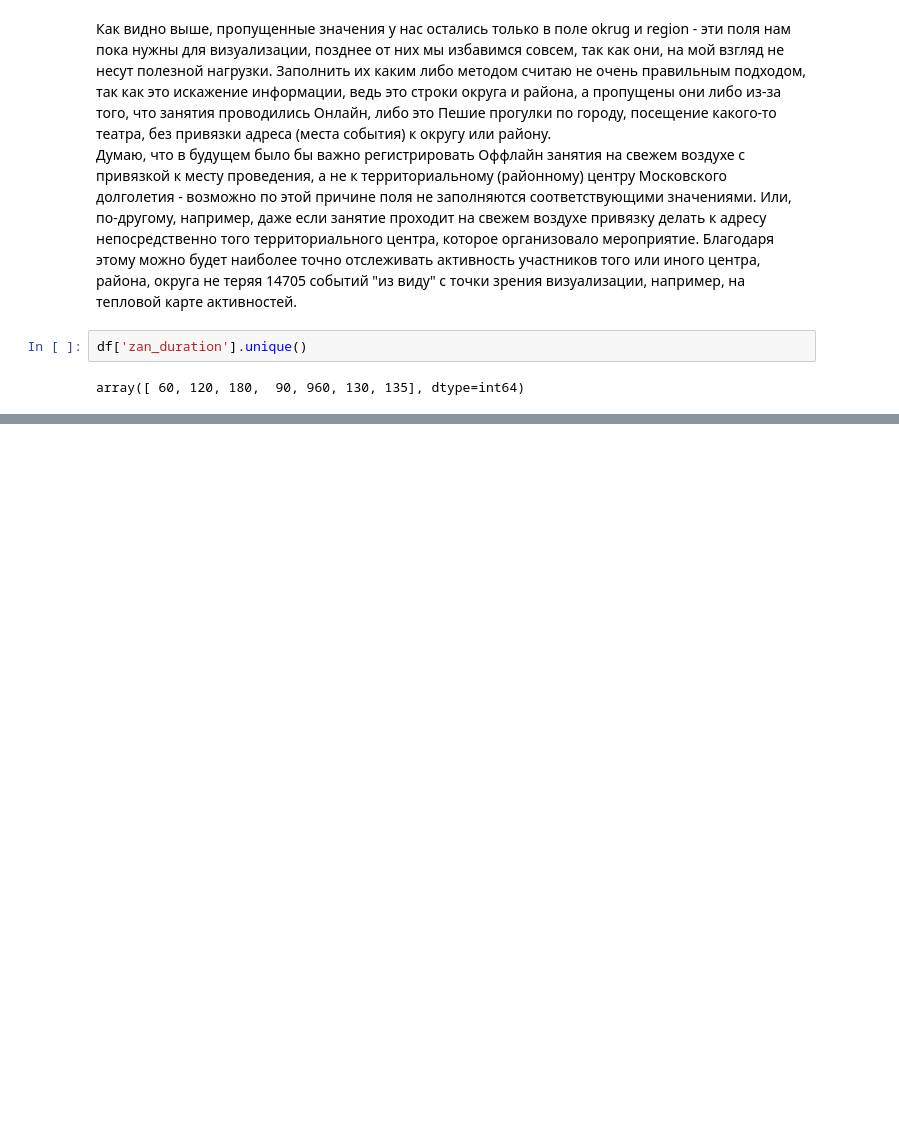
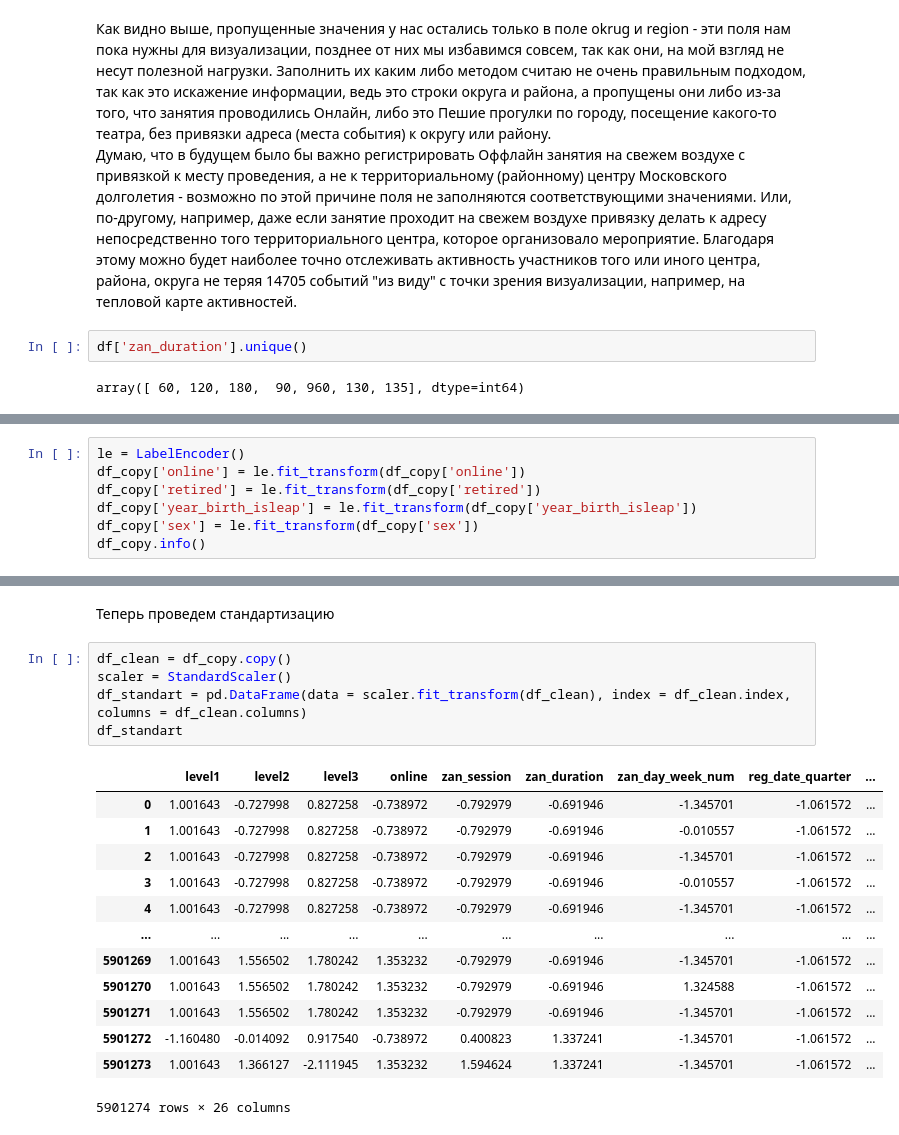
Before and after one commit to glazole/Moscow_Longevity, a Jupyter notebook: mos_longevity_full.ipynb, the cells around one changed output, grey strips where cells are left out. Saved outputs shown, nothing was run; the diff lists cells and outputs as text; blank space fills up the shorter version.

```diff
--- a/mos_longevity_full.ipynb
+++ b/mos_longevity_full.ipynb
@@ -1039,0 +1498,7 @@ md.plot(x='type1', y='age', kind='bar')
+# %%
+le = LabelEncoder()
+df_copy['online'] = le.fit_transform(df_copy['online'])
+df_copy['retired'] = le.fit_transform(df_copy['retired'])
+df_copy['year_birth_isleap'] = le.fit_transform(df_copy['year_birth_isleap'])
+df_copy['sex'] = le.fit_transform(df_copy['sex'])
+df_copy.info()
@@ -1039,0 +1588,21 @@ md.plot(x='type1', y='age', kind='bar')
+# %% [markdown]
+Теперь проведем стандартизацию
+# %%
+df_clean = df_copy.copy()
+scaler = StandardScaler()
+df_standart = pd.DataFrame(data = scaler.fit_transform(df_clean), index = df_clean.index, columns = df_clean.columns)
+df_standart
+# %% [output]
+|  | level1 | level2 | level3 | online | zan_session | zan_duration | zan_day_week_num | reg_date_quarter | ... |
+| 0 | 1.001643 | -0.727998 | 0.827258 | -0.738972 | -0.792979 | -0.691946 | -1.345701 | -1.061572 | ... |
+| 1 | 1.001643 | -0.727998 | 0.827258 | -0.738972 | -0.792979 | -0.691946 | -0.010557 | -1.061572 | ... |
+| 2 | 1.001643 | -0.727998 | 0.827258 | -0.738972 | -0.792979 | -0.691946 | -1.345701 | -1.061572 | ... |
+| 3 | 1.001643 | -0.727998 | 0.827258 | -0.738972 | -0.792979 | -0.691946 | -0.010557 | -1.061572 | ... |
+| 4 | 1.001643 | -0.727998 | 0.827258 | -0.738972 | -0.792979 | -0.691946 | -1.345701 | -1.061572 | ... |
+| ... | ... | ... | ... | ... | ... | ... | ... | ... | ... |
+| 5901269 | 1.001643 | 1.556502 | 1.780242 | 1.353232 | -0.792979 | -0.691946 | -1.345701 | -1.061572 | ... |
+| 5901270 | 1.001643 | 1.556502 | 1.780242 | 1.353232 | -0.792979 | -0.691946 | 1.324588 | -1.061572 | ... |
+| 5901271 | 1.001643 | 1.556502 | 1.780242 | 1.353232 | -0.792979 | -0.691946 | -1.345701 | -1.061572 | ... |
+| 5901272 | -1.160480 | -0.014092 | 0.917540 | -0.738972 | 0.400823 | 1.337241 | -1.345701 | -1.061572 | ... |
+| 5901273 | 1.001643 | 1.366127 | -2.111945 | 1.353232 | 1.594624 | 1.337241 | -1.345701 | -1.061572 | ... |
+5901274 rows × 26 columns
```
Also changed, not shown: parts of 146 cells of this notebook.
